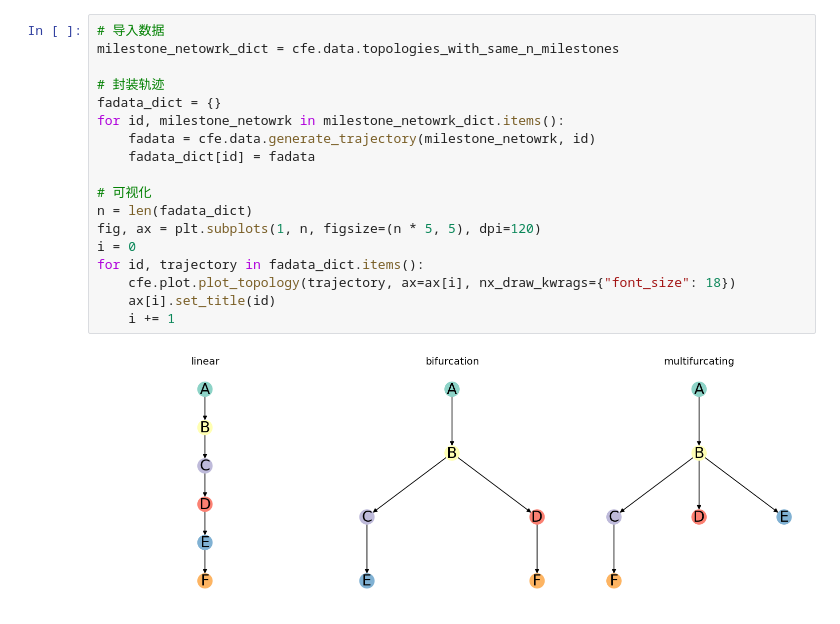
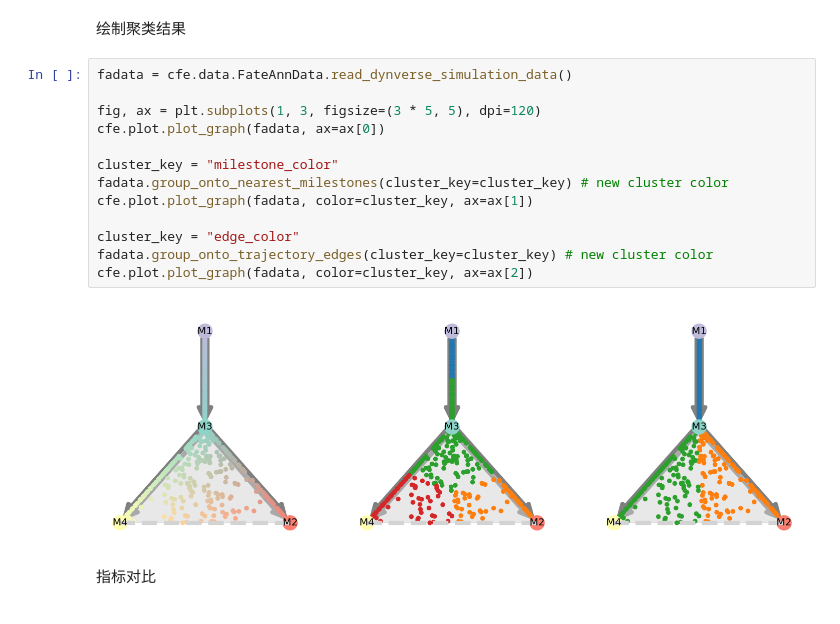
Before and after one commit to HuangDDU/CellFateExplorer, a Jupyter notebook: benchmark/notebook/02-metrics/01-metric_characterisation/03-clustering.ipynb, the cells around one changed output. Drawn from its saved outputs; the diff is of its cells as text.

```diff
--- a/benchmark/notebook/02-metrics/01-metric_characterisation/03-clustering.ipynb
+++ b/benchmark/notebook/02-metrics/01-metric_characterisation/03-clustering.ipynb
@@ -11,23 +12,22 @@ import matplotlib.pyplot as plt
                                          \_____\___|_|_|_|  \__,_|\__\___|______/_/\_\ .__/|_|\___/|_|  \___|_|
                                                                                      | |
                                                                                      |_|
-# %%
-# 导入数据
-milestone_netowrk_dict = cfe.data.topologies_with_same_n_milestones
-
-# 封装轨迹
-fadata_dict = {}
-for id, milestone_netowrk in milestone_netowrk_dict.items():
-    fadata = cfe.data.generate_trajectory(milestone_netowrk, id)
-    fadata_dict[id] = fadata
-
-# 可视化
-n = len(fadata_dict)
-fig, ax = plt.subplots(1, n, figsize=(n * 5, 5), dpi=120)
-i = 0
-for id, trajectory in fadata_dict.items():
-    cfe.plot.plot_topology(trajectory, ax=ax[i], nx_draw_kwrags={"font_size": 18})
-    ax[i].set_title(id)
-    i += 1
-# %% [output]
-[figure, removed]
+# %% [markdown]
+绘制聚类结果
+# %%
+fadata = cfe.data.FateAnnData.read_dynverse_simulation_data()
+
+fig, ax = plt.subplots(1, 3, figsize=(3 * 5, 5), dpi=120)
+cfe.plot.plot_graph(fadata, ax=ax[0])
+
+cluster_key = "milestone_color"
+fadata.group_onto_nearest_milestones(cluster_key=cluster_key) # new cluster color
+cfe.plot.plot_graph(fadata, color=cluster_key, ax=ax[1])
+
+cluster_key = "edge_color"
+fadata.group_onto_trajectory_edges(cluster_key=cluster_key) # new cluster color
+cfe.plot.plot_graph(fadata, color=cluster_key, ax=ax[2])
+# %% [output]
+[figure, added]
+# %% [markdown]
+指标对比
```
Also changed, not shown: parts of 1 cell of this notebook, 9 other files.
